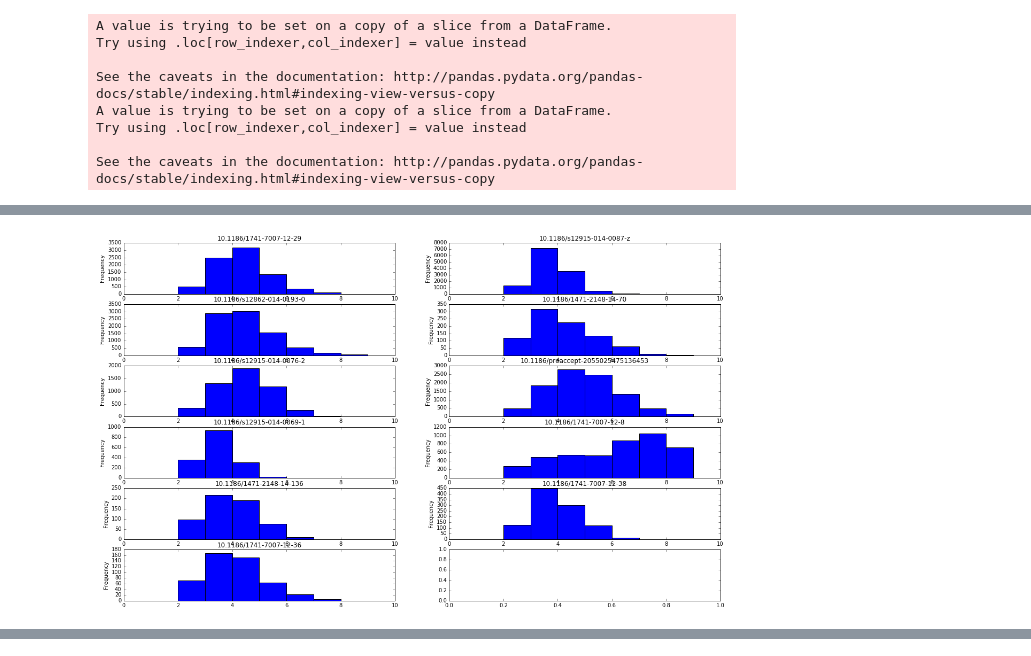
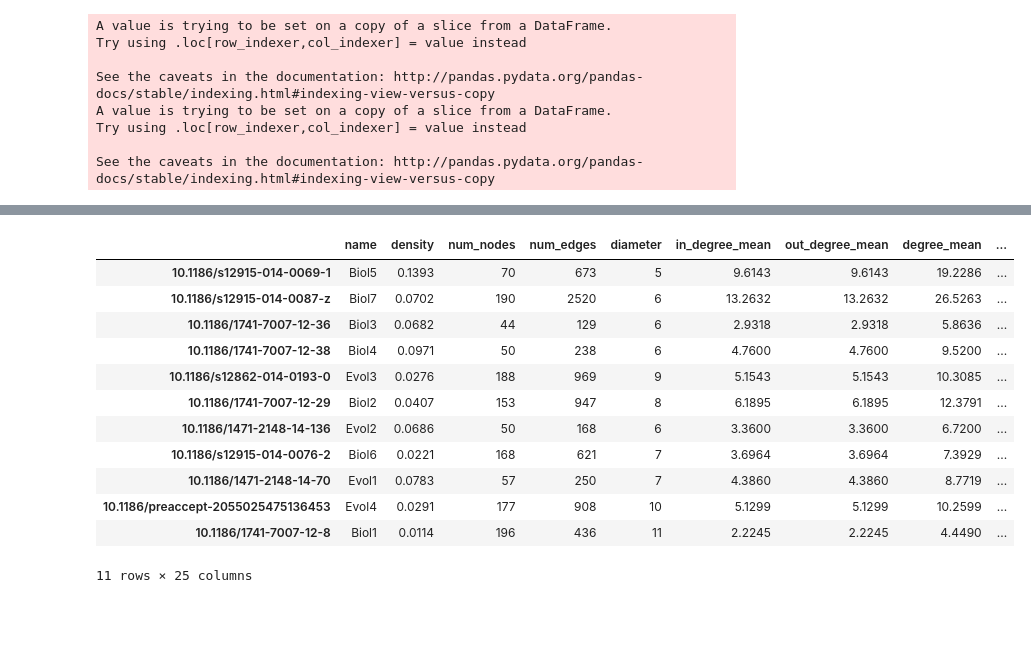
Before and after one commit to jalperin/twitter-research, a Jupyter notebook: using iGraph.ipynb, the cells around one changed output, grey strips where cells are left out. Drawn from its saved outputs; the diff is of its cells as text; code cells hidden in the pictures; blank space fills up the shorter version.

```diff
--- a/using iGraph.ipynb
+++ b/using iGraph.ipynb
@@ -133,10 +219,5 @@ tdf.to_excel('data/tweet_times.xlsx')
 # %%
 dois = graphs.keys()
-pylab.rcParams['figure.figsize'] = (20.0, 12.0)
-nrows = len(dois)/2 if len(dois)/2 % 2 == 0 else len(dois)/2+1
-ncols = 2
-fig, axes = plt.subplots(nrows=nrows, ncols=ncols)
-plot_map = [(i,j) for j in range(ncols) for i in range(nrows)]
 
 infomaps = {}
 subgraphs = {}
@@ -145,24 +226,40 @@ short_subgraphs = {}
 calculate_shortest = True
 
 graph_stats = {}
+shortest_paths = {}
 
 for i, doi in enumerate(dois):
     tweets = tweetdetails[tweetdetails.doi == doi]
     tweets['event_number'] = tweets.index.map(lambda x: tweets.index.get_loc(x))
+
+    # write out the nodelist
+    filename = 'data/%s/%s-nodelist.csv' % (dataset, doi.replace('/','_'))
+    users_df = tweets[['screen_name', 'user_followers_count', 'user_friends_count', 'user_description', 'event_number', 'text', 'user_id']].drop_duplicates(subset='user_id', keep='first').set_index('user_id')
+    users_df.to_csv(filename)
+
     tweets['user_id_str'] = tweets.user_id.astype(str)
+    tweeters = tweets[tweets.doi == doi].user_id_str.unique()
+
+    assert(len(tweeters) == len(users_df))
+#     del users_df
     del tweets['user_id'] # delete to avoid confusion: probably should just use numeric throughout
 
-    tweeters = tweetdetails[tweetdetails.doi == doi].user_id.unique().astype(str)
+    # temporary for testing, make sure all tweeters are in the graph
+    G = graphs[doi]
+    for t in tweeters:
+        if t not in [v['name'] for v in G.vs]:
+            G.add_vertex(t)
+    # end temporary
 
     G = graphs[doi].subgraph(tweeters)
     subgraphs[doi] = G
-    print "%s\t%s\t%s" % (doi, G.vcount(), G.ecount())
+    print("%s\t%s\t%s" % (doi, G.vcount(), G.ecount()))
 
     graph_stats[doi] = {}
     graph_stats[doi]['density'] = G.density()
     graph_stats[doi]['num_nodes'] = G.vcount()
     graph_stats[doi]['num_edges'] = G.ecount()
-    graph_stats[doi]['diameter'] = G.diameter()
+    graph_stats[doi]['diameter'] = G.diameter(directed=True)
 
     graph_stats[doi]['in_degree_mean'] = np.mean(G.indegree())
     graph_stats[doi]['out_degree_mean'] = np.mean(G.outdegree())
@@ -172,12 +269,17 @@ for i, doi in enumerate(dois):
     graph_stats[doi]['biggest_wcc_num_nodes'] = wccs[0].vcount()
     graph_stats[doi]['biggest_wcc_num_nodes_p'] = wccs[0].vcount()*100.0/G.vcount()
     graph_stats[doi]['biggest_wcc_density'] = wccs[0].density()
+    graph_stats[doi]['biggest_wcc_infomap_modularity'] = wccs[0].community_infomap().modularity
+
+    if G.ecount() == 0:
+        continue
 
     paths = G.shortest_paths(mode=ig.ALL)
     graph_stats[doi]['shortest_paths_mean'] = np.mean([item if item != np.inf else 0 for sublist in paths for item in sublist ])
     graph_stats[doi]['shortest_paths_median'] = np.median([item if item != np.inf else 0 for sublist in paths for item in sublist ])
+    graph_stats[doi]['infomap_modularity'] = G.community_infomap().modularity
 
-    filename = 'data/%s-subgraph-edgelist.csv' % doi[doi.index('/')+1:]
+    filename = 'data/%s/%s-subgraph-edgelist.csv' % (dataset, doi.replace('/','_'))
     G.write_ncol(filename)
     df = pd.read_csv(filename, sep=" ", header=None)
     df.columns = ['Source', 'Target']
@@ -187,21 +289,21 @@ for i, doi in enumerate(dois):
         path_lengths = []
 
         # double check that order is preserved with .unique
-        exposure_paths = []
+        diffusion_paths = []
         for t, f in itertools.combinations(tweets.user_id_str.unique(), 2):
-            paths = G.get_shortest_paths(t, f, mode=ig.IN)
+            paths = G.get_shortest_paths(t, f, mode=ig.OUT)
 
             # handle case where more than one path is returned
             if len(paths) > 0 and len(paths[0]) > 0:
-                exposure_paths.append(paths[0])
+                diffusion_paths.append(paths[0])
                 path_lengths.append(len(paths[0]))
     #         paths = G.get_shortest_paths(f, t, mode=ig.IN)
     #         path_lengths.append(len(paths[0]))
 
-        graph_stats[doi]['shortest_exposure_path_length_mean'] = np.mean(path_lengths)
-        graph_stats[doi]['shortest_exposure_path_length_median'] = np.median(path_lengths)
+        shortest_paths[doi] = diffusion_paths
 
-        infomaps[doi] = G.community_infomap()
+        graph_stats[doi]['shortest_diffusion_path_length_mean'] = np.mean(path_lengths)
+        graph_stats[doi]['shortest_diffusion_path_length_median'] = np.median(path_lengths)
 
         subG = G
         tweeters = {}
@@ -211,12 +313,12 @@ for i, doi in enumerate(dois):
             tweeters[v.index]['event_number'] = tweets[tweets.user_id_str == v['name']].event_number.min()
 
         edges = set()
-        for p in exposure_paths:
+        for p in diffusion_paths:
             for v_index in range(len(p)-1):
                 edges.add((p[v_index], p[v_index+1]))
 
         G = ig.Graph(directed=True)
-        G.add_vertices([tweeters[i]['name'] for v_index in range(subG.vcount())])
+        G.add_vertices([tweeters[v_index]['name'] for v_index in range(subG.vcount())])
         for v_index in range(subG.vcount()):
             G.vs[v_index]['event_number'] = tweeters[v_index]['event_number']
 
@@ -225,14 +327,15 @@ for i, doi in enumerate(dois):
 
         short_subgraphs[doi] = G
 
-
-    ax = axes[plot_map[i][0],plot_map[i][1]]
-    ax.set_title(doi)
-    pd.Series(path_lengths).plot.hist(xlim=[0,10], bins=range(-1,10), ax=ax)
-
 graph_stats = pd.DataFrame.from_dict(graph_stats, orient='index')
 graph_stats.index.name = 'doi'
-graph_stats.to_csv('data/graph_stats.csv')
+
+# graph_stats.to_csv('data/%s/graph_stats.csv' % dataset)
+
+all_stats = graph_stats.join(tweet_stats)
+all_stats.to_csv('data/%s/all_stats.csv' % dataset)
+
+names.join(all_stats)
 # %% [output]
 A value is trying to be set on a copy of a slice from a DataFrame.
 Try using .loc[row_indexer,col_indexer] = value instead
@@ -256 +348,0 @@ See the caveats in the documentation: http://pandas.pydata.org/pandas-docs/stabl
-[figure, removed]
@@ -256,0 +359,13 @@ See the caveats in the documentation: http://pandas.pydata.org/pandas-docs/stabl
+|  | name | density | num_nodes | num_edges | diameter | in_degree_mean | out_degree_mean | degree_mean | ... |
+| 10.1186/s12915-014-0069-1 | Biol5 | 0.1393 | 70 | 673 | 5 | 9.6143 | 9.6143 | 19.2286 | ... |
+| 10.1186/s12915-014-0087-z | Biol7 | 0.0702 | 190 | 2520 | 6 | 13.2632 | 13.2632 | 26.5263 | ... |
+| 10.1186/1741-7007-12-36 | Biol3 | 0.0682 | 44 | 129 | 6 | 2.9318 | 2.9318 | 5.8636 | ... |
+| 10.1186/1741-7007-12-38 | Biol4 | 0.0971 | 50 | 238 | 6 | 4.7600 | 4.7600 | 9.5200 | ... |
+| 10.1186/s12862-014-0193-0 | Evol3 | 0.0276 | 188 | 969 | 9 | 5.1543 | 5.1543 | 10.3085 | ... |
+| 10.1186/1741-7007-12-29 | Biol2 | 0.0407 | 153 | 947 | 8 | 6.1895 | 6.1895 | 12.3791 | ... |
+| 10.1186/1471-2148-14-136 | Evol2 | 0.0686 | 50 | 168 | 6 | 3.3600 | 3.3600 | 6.7200 | ... |
+| 10.1186/s12915-014-0076-2 | Biol6 | 0.0221 | 168 | 621 | 7 | 3.6964 | 3.6964 | 7.3929 | ... |
+| 10.1186/1471-2148-14-70 | Evol1 | 0.0783 | 57 | 250 | 7 | 4.3860 | 4.3860 | 8.7719 | ... |
+| 10.1186/preaccept-2055025475136453 | Evol4 | 0.0291 | 177 | 908 | 10 | 5.1299 | 5.1299 | 10.2599 | ... |
+| 10.1186/1741-7007-12-8 | Biol1 | 0.0114 | 196 | 436 | 11 | 2.2245 | 2.2245 | 4.4490 | ... |
+11 rows × 25 columns
```
Also changed, not shown: parts of 55 cells of this notebook, 5 other files.
